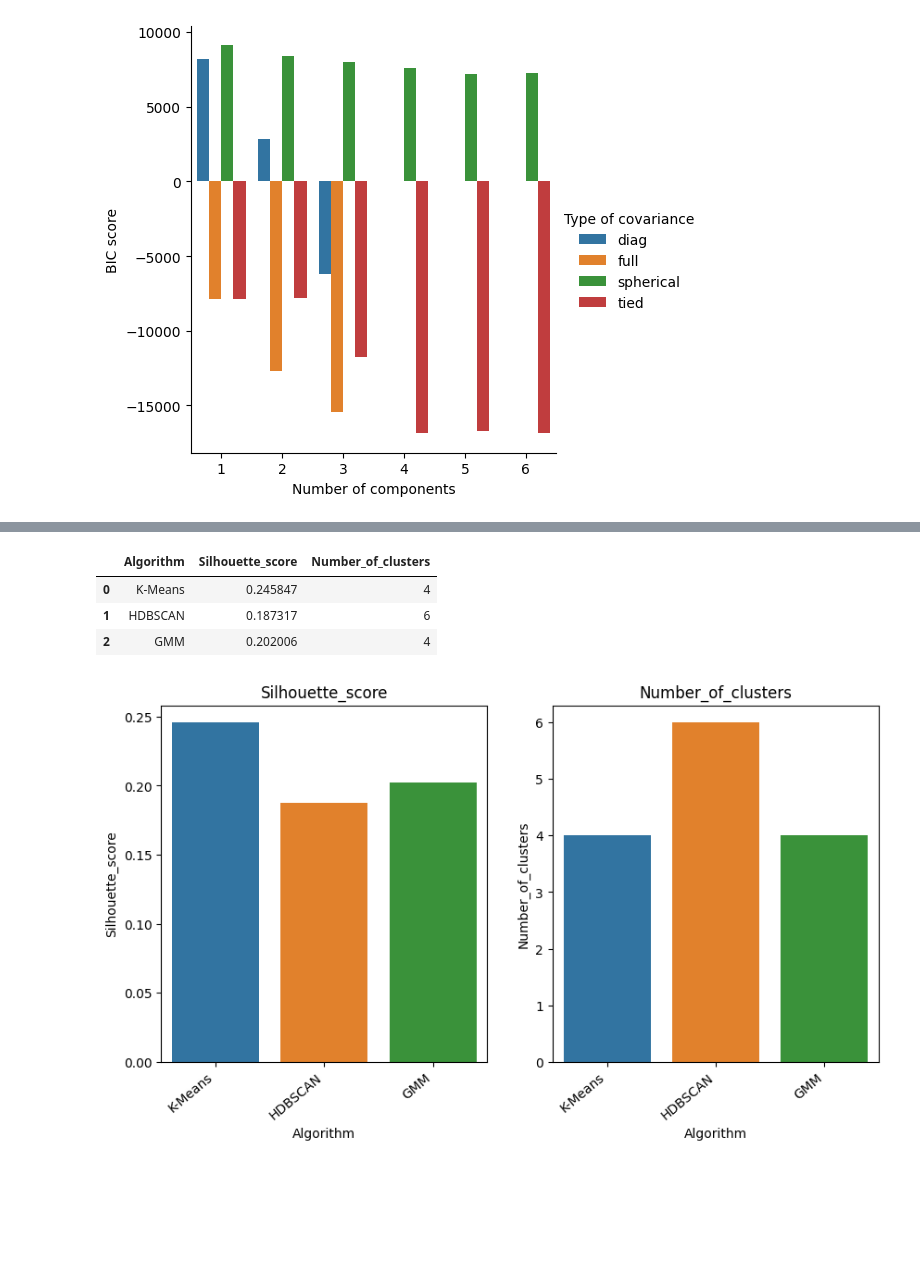
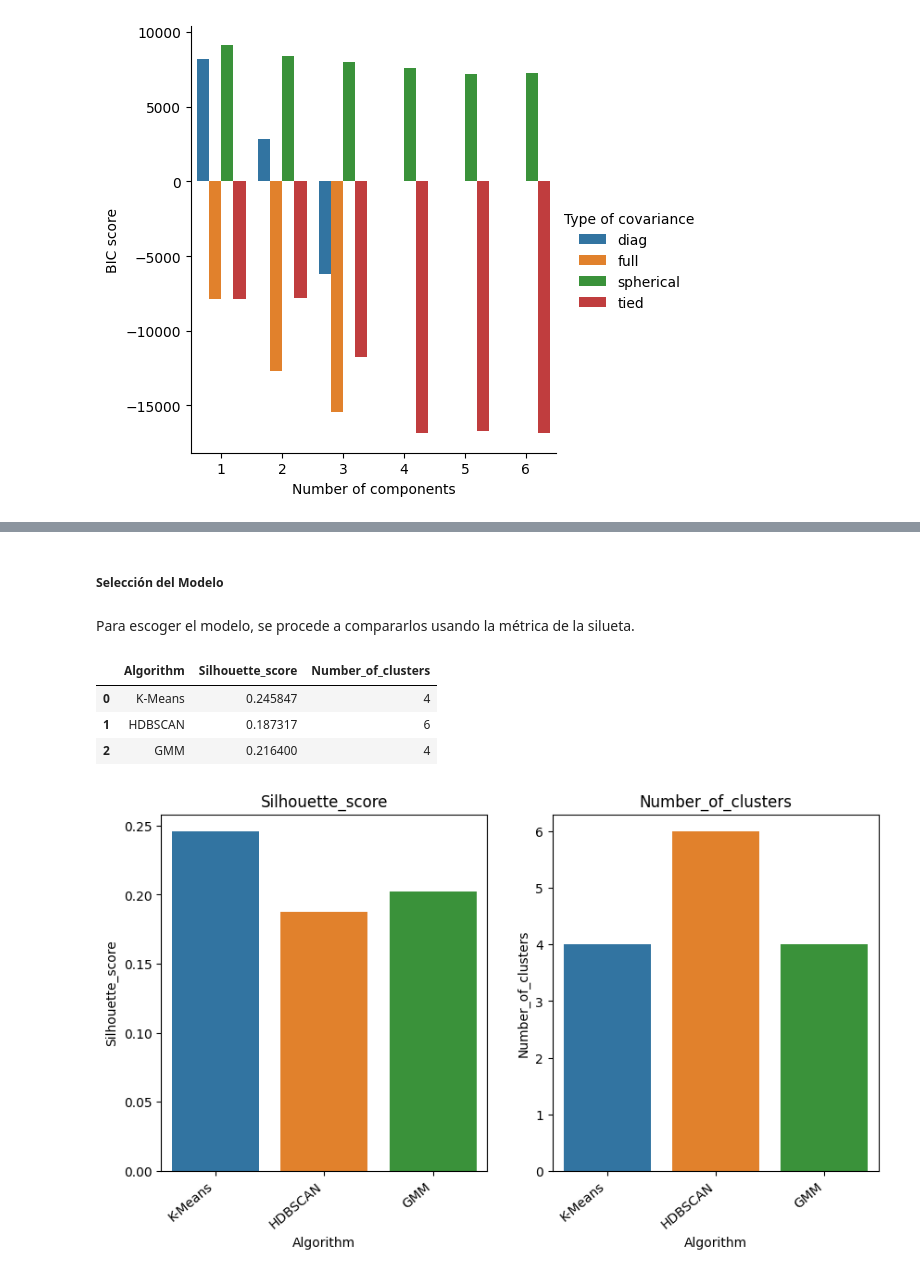
Before and after one commit to a-jimenezc/Segmentacion_de_clientes, a Jupyter notebook: notebooks/1_EDA_DL_modeling_aj.ipynb, the cells around one changed output, grey strips where cells are left out. Saved outputs shown, nothing was run; the diff lists cells and outputs as text; code cells hidden in the pictures; blank space fills up the shorter version.

```diff
--- a/notebooks/1_EDA_DL_modeling_aj.ipynb
+++ b/notebooks/1_EDA_DL_modeling_aj.ipynb
@@ -722,15 +720,19 @@ Number of clusters: 3
+# %% [markdown]
+##### Selección del Modelo
+# %% [markdown]
+Para escoger el modelo, se procede a compararlos usando la métrica de la silueta.
 # %%
 #Now the comparison between the three algorithms to pick the optimal one.
 data = {'Algorithm': ['K-Means', 'HDBSCAN', 'GMM'],
-        'Silhouette_score': [0.24584651531810206, 0.18731734214508705, 0.202006],
+        'Silhouette_score': [0.24584651531810206, 0.18731734214508705, 0.2164],
         'Number_of_clusters': [4, 6, 4]}
 df_scores = pd.DataFrame(data)
 df_scores
 # %% [output]
 |  | Algorithm | Silhouette_score | Number_of_clusters |
 | 0 | K-Means | 0.245847 | 4 |
 | 1 | HDBSCAN | 0.187317 | 6 |
-| 2 | GMM | 0.202006 | 4 |
+| 2 | GMM | 0.216400 | 4 |
 # %%
 # create two plots
 fig, (ax1, ax2) = plt.subplots(ncols=2, figsize=(10, 5))
```
Also changed, not shown: parts of 57 cells of this notebook.
